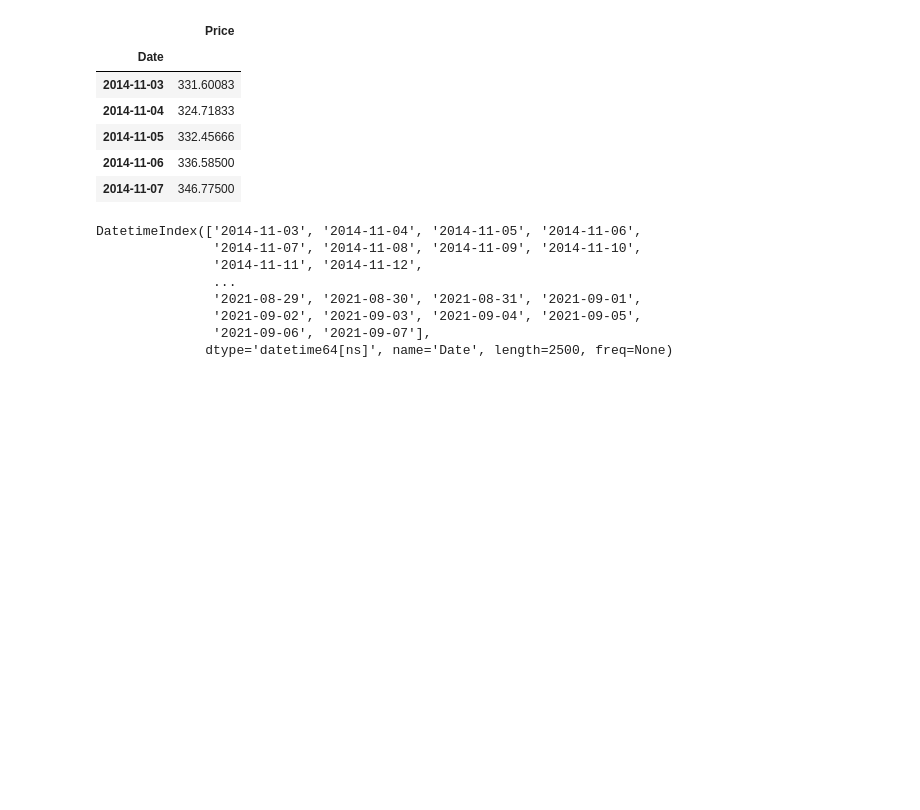
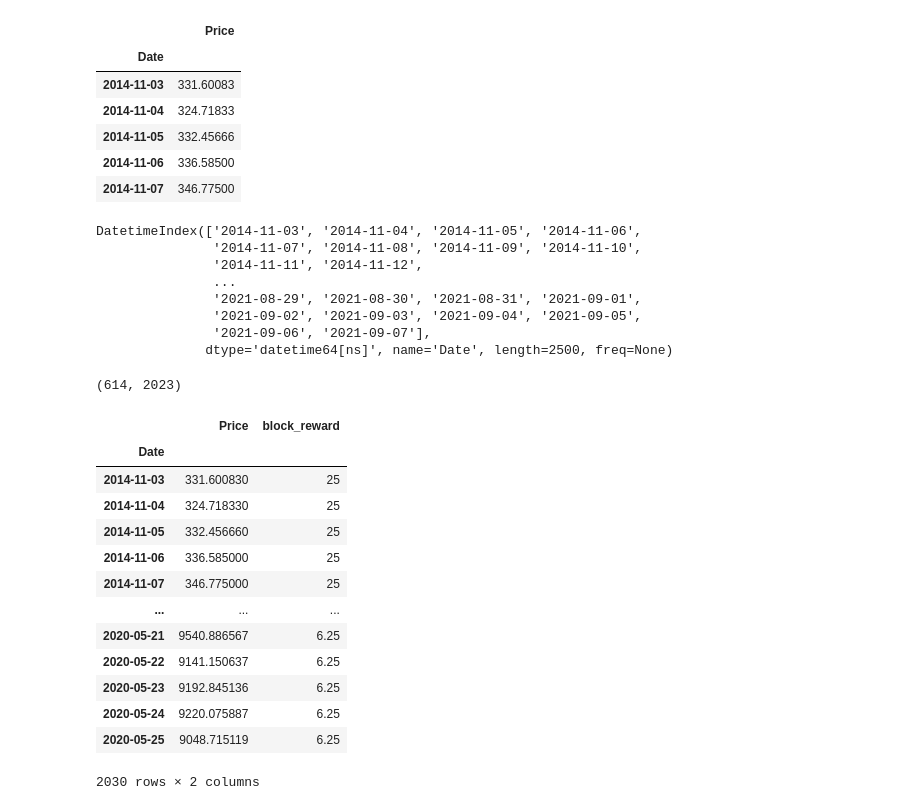
Before and after one commit to imran9891/TensorFlow, a Jupyter notebook: 10_time_series_forecasing_with_tensorflow.ipynb, the cells around one changed output. Drawn from its saved outputs; the diff is of its cells as text; code cells hidden in the pictures; blank space fills up the shorter version.

```diff
--- a/10_time_series_forecasing_with_tensorflow.ipynb
+++ b/10_time_series_forecasing_with_tensorflow.ipynb
@@ -1312,3 +1336,33 @@ DatetimeIndex(['2014-11-03', '2014-11-04', '2014-11-05', '2014-11-06',
               dtype='datetime64[ns]', name='Date', length=2500, freq=None)
 # %%
 # Create date ranges of where specific block reward values should be
+block_reward_2_days = (block_reward_3_datetime-bitcoin_prices.index[0]).days
+block_reward_3_days = (block_reward_4_datetime-bitcoin_prices.index[0]).days
+block_reward_2_days, block_reward_3_days
+# %% [output]
+(614, 2023)
+# %%
+# Add in a block reward column
+bitcoin_prices_block = bitcoin_prices.copy()
+bitcoin_prices_block["block_reward"] = None
+
+# Add in block reward values as a feature to our dataframe
+bitcoin_prices_block.iloc[:block_reward_2_days,-1] = block_reward_2
+bitcoin_prices_block.iloc[block_reward_2_days:block_reward_3_days,-1] = block_reward_3
+bitcoin_prices_block.iloc[block_reward_3_days:,-1] = block_reward_4
+bitcoin_prices_block.head(2030)
+# %% [output]
+|  | Price | block_reward |
+| Date |  |  |
+| 2014-11-03 | 331.600830 | 25 |
+| 2014-11-04 | 324.718330 | 25 |
+| 2014-11-05 | 332.456660 | 25 |
+| 2014-11-06 | 336.585000 | 25 |
+| 2014-11-07 | 346.775000 | 25 |
+| ... | ... | ... |
+| 2020-05-21 | 9540.886567 | 6.25 |
+| 2020-05-22 | 9141.150637 | 6.25 |
+| 2020-05-23 | 9192.845136 | 6.25 |
+| 2020-05-24 | 9220.075887 | 6.25 |
+| 2020-05-25 | 9048.715119 | 6.25 |
+2030 rows × 2 columns
```
Also changed, not shown: parts of 16 cells of this notebook.
